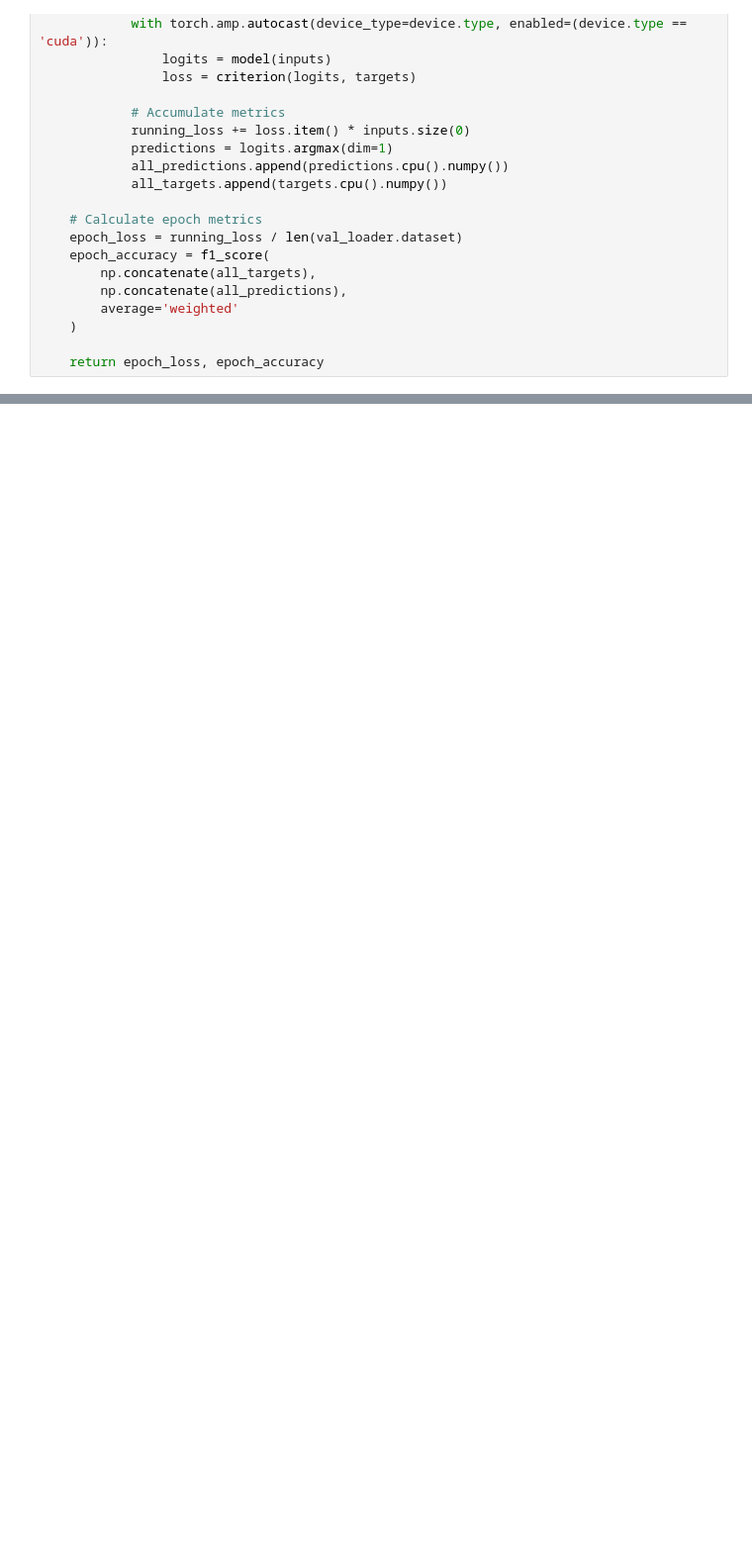
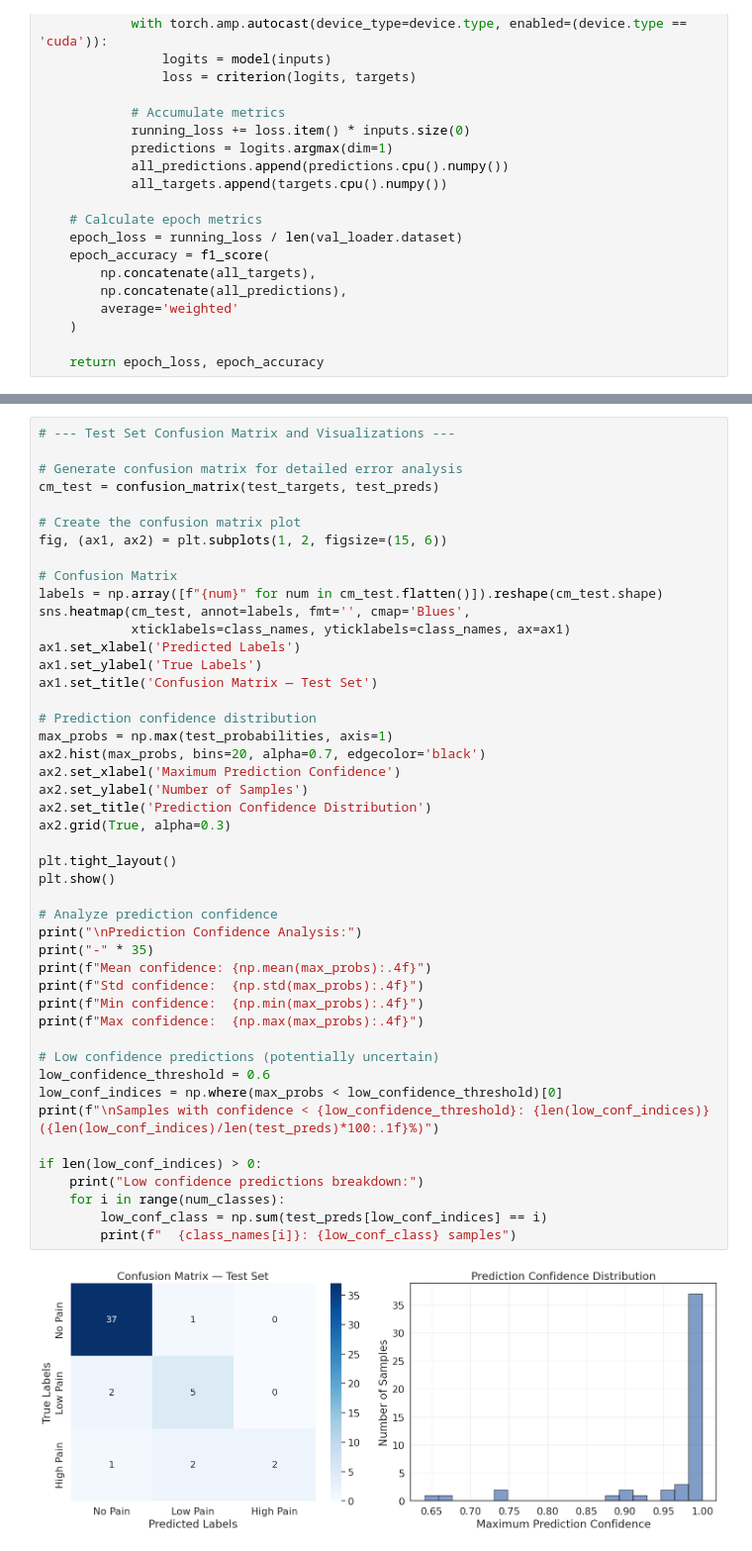
Before and after one commit to Relo02/Artificial-neural-networks-and-deep-learning-, a Jupyter notebook: Ann_challenge.ipynb, the cells around one changed output, grey strips where cells are left out. Shown at 99% size. Drawn from its saved outputs; the diff is of its cells as text; blank space fills up the shorter version.

```diff
--- a/Ann_challenge.ipynb
+++ b/Ann_challenge.ipynb
@@ -948,0 +1651,48 @@ def validate_one_epoch(model, val_loader, criterion, device):
+# %%
+# --- Test Set Confusion Matrix and Visualizations ---
+
+# Generate confusion matrix for detailed error analysis
+cm_test = confusion_matrix(test_targets, test_preds)
+
+# Create the confusion matrix plot
+fig, (ax1, ax2) = plt.subplots(1, 2, figsize=(15, 6))
+
+# Confusion Matrix
+labels = np.array([f"{num}" for num in cm_test.flatten()]).reshape(cm_test.shape)
+sns.heatmap(cm_test, annot=labels, fmt='', cmap='Blues',
+            xticklabels=class_names, yticklabels=class_names, ax=ax1)
+ax1.set_xlabel('Predicted Labels')
+ax1.set_ylabel('True Labels')
+ax1.set_title('Confusion Matrix — Test Set')
+
+# Prediction confidence distribution
+max_probs = np.max(test_probabilities, axis=1)
+ax2.hist(max_probs, bins=20, alpha=0.7, edgecolor='black')
+ax2.set_xlabel('Maximum Prediction Confidence')
+ax2.set_ylabel('Number of Samples')
+ax2.set_title('Prediction Confidence Distribution')
+ax2.grid(True, alpha=0.3)
+
+plt.tight_layout()
+plt.show()
+
+# Analyze prediction confidence
+print("\nPrediction Confidence Analysis:")
+print("-" * 35)
+print(f"Mean confidence: {np.mean(max_probs):.4f}")
+print(f"Std confidence:  {np.std(max_probs):.4f}")
+print(f"Min confidence:  {np.min(max_probs):.4f}")
+print(f"Max confidence:  {np.max(max_probs):.4f}")
+
+# Low confidence predictions (potentially uncertain)
+low_confidence_threshold = 0.6
+low_conf_indices = np.where(max_probs < low_confidence_threshold)[0]
+print(f"\nSamples with confidence < {low_confidence_threshold}: {len(low_conf_indices)} ({len(low_conf_indices)/len(test_preds)*100:.1f}%)")
+
+if len(low_conf_indices) > 0:
+    print("Low confidence predictions breakdown:")
+    for i in range(num_classes):
+        low_conf_class = np.sum(test_preds[low_conf_indices] == i)
+        print(f"  {class_names[i]}: {low_conf_class} samples")
+# %% [output]
+[figure, added]
```
Also changed, not shown: parts of 31 cells of this notebook, 5 other files.
